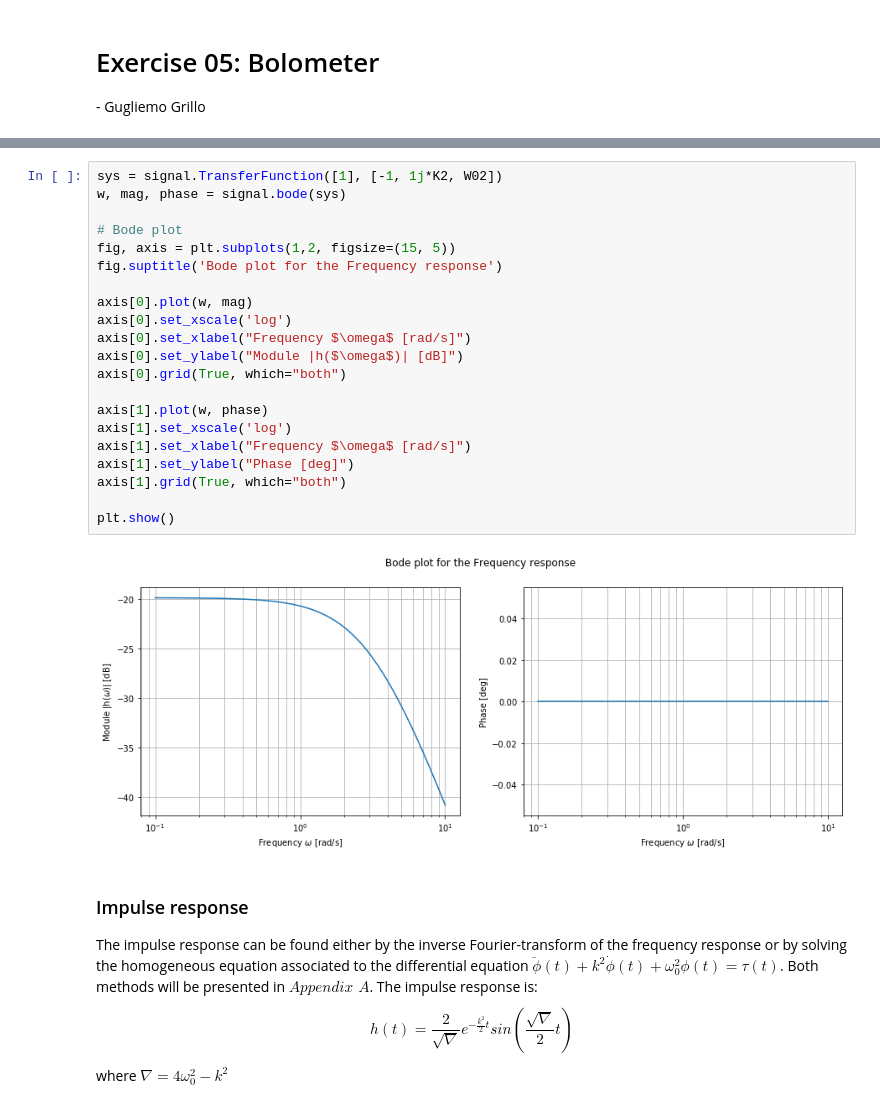
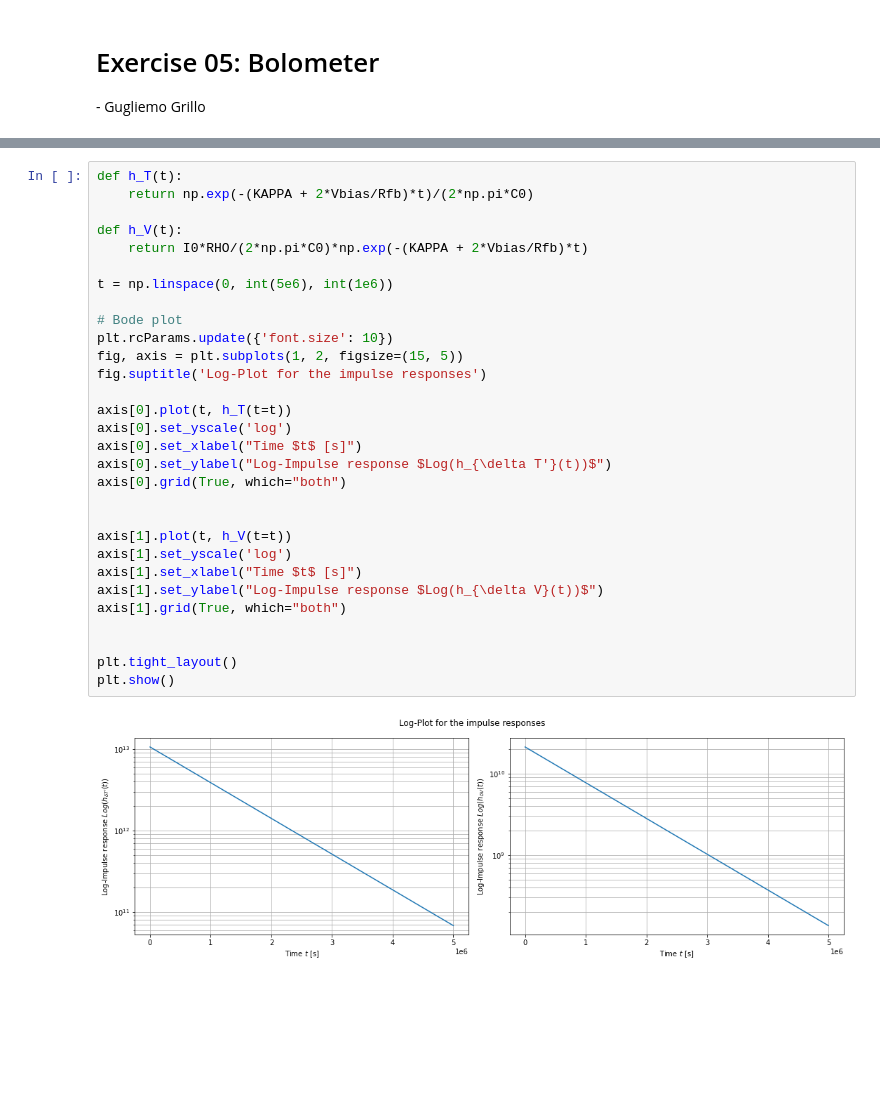
Before and after one commit to NerusSkyhigh/experimenta_methods, a Jupyter notebook: Exercise 05 - Bolometer/Problem 05.ipynb, the cells around one changed output, grey strips where cells are left out. Cells and saved outputs as stored; diff of their text form; blank space fills up the shorter version.

```diff
--- a/Exercise 05 - Bolometer/Problem 05.ipynb
+++ b/Exercise 05 - Bolometer/Problem 05.ipynb
@@ -76,29 +166,32 @@ $$h(\omega) = \frac{1}{(-\omega^2 + ik^2 \omega + \omega_0^2)}$$
 # %%
-sys = signal.TransferFunction([1], [-1, 1j*K2, W02])
-w, mag, phase = signal.bode(sys)
+def h_T(t):
+    return np.exp(-(KAPPA + 2*Vbias/Rfb)*t)/(2*np.pi*C0)
+
+def h_V(t):
+    return I0*RHO/(2*np.pi*C0)*np.exp(-(KAPPA + 2*Vbias/Rfb)*t)
+
+t = np.linspace(0, int(5e6), int(1e6))
 
 # Bode plot
-fig, axis = plt.subplots(1,2, figsize=(15, 5))
-fig.suptitle('Bode plot for the Frequency response')
+plt.rcParams.update({'font.size': 10})
+fig, axis = plt.subplots(1, 2, figsize=(15, 5))
+fig.suptitle('Log-Plot for the impulse responses')
 
-axis[0].plot(w, mag)
-axis[0].set_xscale('log')
-axis[0].set_xlabel("Frequency $\omega$ [rad/s]")
-axis[0].set_ylabel("Module |h($\omega$)| [dB]")
+axis[0].plot(t, h_T(t=t))
+axis[0].set_yscale('log')
+axis[0].set_xlabel("Time $t$ [s]")
+axis[0].set_ylabel("Log-Impulse response $Log(h_{\delta T'}(t))$")
 axis[0].grid(True, which="both")
 
-axis[1].plot(w, phase)
-axis[1].set_xscale('log')
-axis[1].set_xlabel("Frequency $\omega$ [rad/s]")
-axis[1].set_ylabel("Phase [deg]")
+
+axis[1].plot(t, h_V(t=t))
+axis[1].set_yscale('log')
+axis[1].set_xlabel("Time $t$ [s]")
+axis[1].set_ylabel("Log-Impulse response $Log(h_{\delta V}(t))$")
 axis[1].grid(True, which="both")
 
+
+plt.tight_layout()
 plt.show()
 # %% [output]
-[figure, old version]
+[figure, new version]
-# %% [markdown]
-### Impulse response
-The impulse response can be found either by the inverse Fourier-transform of the frequency response or by solving the homogeneous equation associated to the differential equation $\ddot{\phi}(t)+ k^2 \dot{\phi}(t) + \omega_0^2 \phi(t) = \tau(t)$. Both methods will be presented in $\textit{Appendix A}$. The impulse response is:
-$$h(t) = \frac{2}{\sqrt{\nabla}} e^{- \frac{k^2}{2} t} sin(\frac{\sqrt{\nabla}}{2}t)$$
-
-where $\nabla = 4\omega_0^2 - k^2$
```
Also changed, not shown: parts of 17 cells of this notebook.
